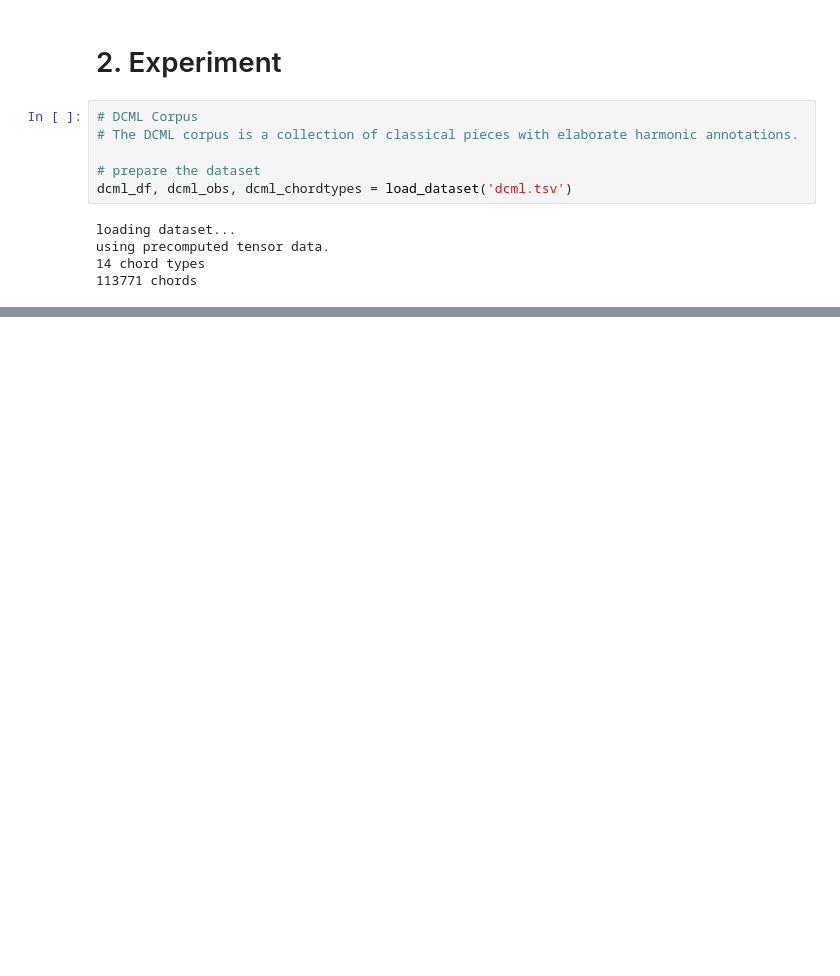
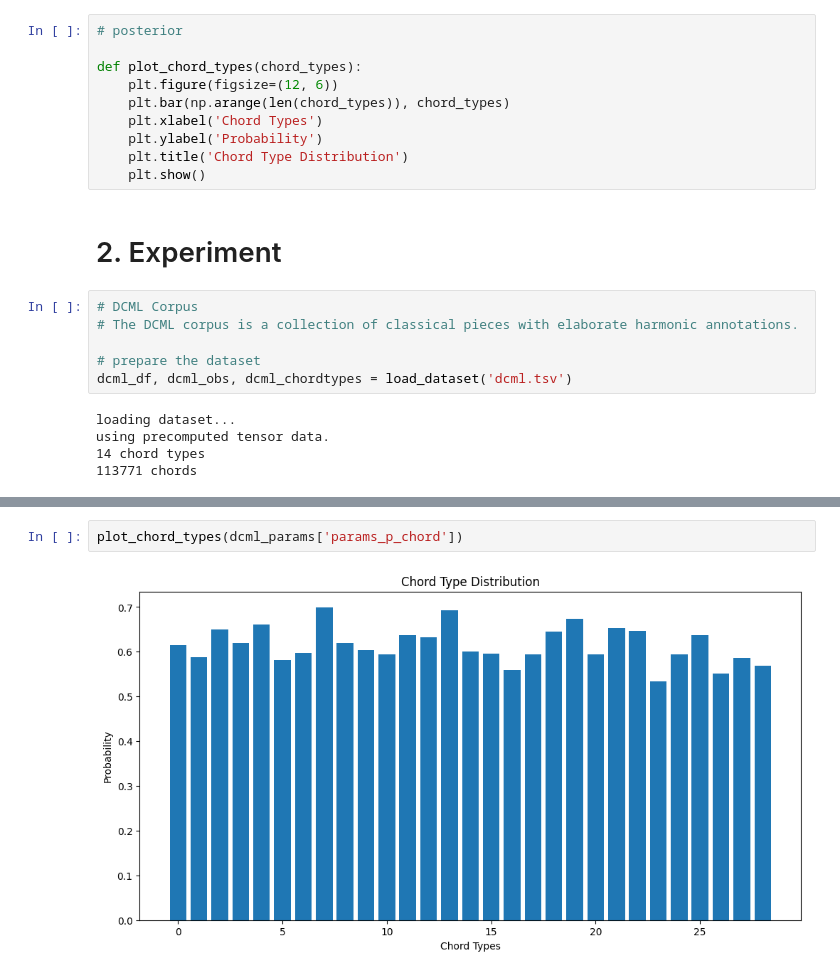
Before and after one commit to Urukat/Master-Thesis-AI, a Jupyter notebook: simplified_amortization.ipynb, the cells around one changed output, grey strips where cells are left out. Cells and saved outputs as stored; diff of their text form; blank space fills up the shorter version.

```diff
--- a/simplified_amortization.ipynb
+++ b/simplified_amortization.ipynb
@@ -288,3 +326,13 @@ def infer_amortized_posteriors(npcs, data, chordtypes, nsteps=5000, lr=0.01, plo
+# %%
+# posterior
+
+def plot_chord_types(chord_types):
+    plt.figure(figsize=(12, 6))
+    plt.bar(np.arange(len(chord_types)), chord_types)
+    plt.xlabel('Chord Types')
+    plt.ylabel('Probability')
+    plt.title('Chord Type Distribution')
+    plt.show()
 # %% [markdown]
 # 2. Experiment
 # %%
@@ -322,0 +368,4 @@ Step 300 : loss = 7607495.11096221
+# %%
+plot_chord_types(dcml_params['params_p_chord'])
+# %% [output]
+[figure, added]
```
Also changed, not shown: parts of 8 cells of this notebook, 1 other file.
